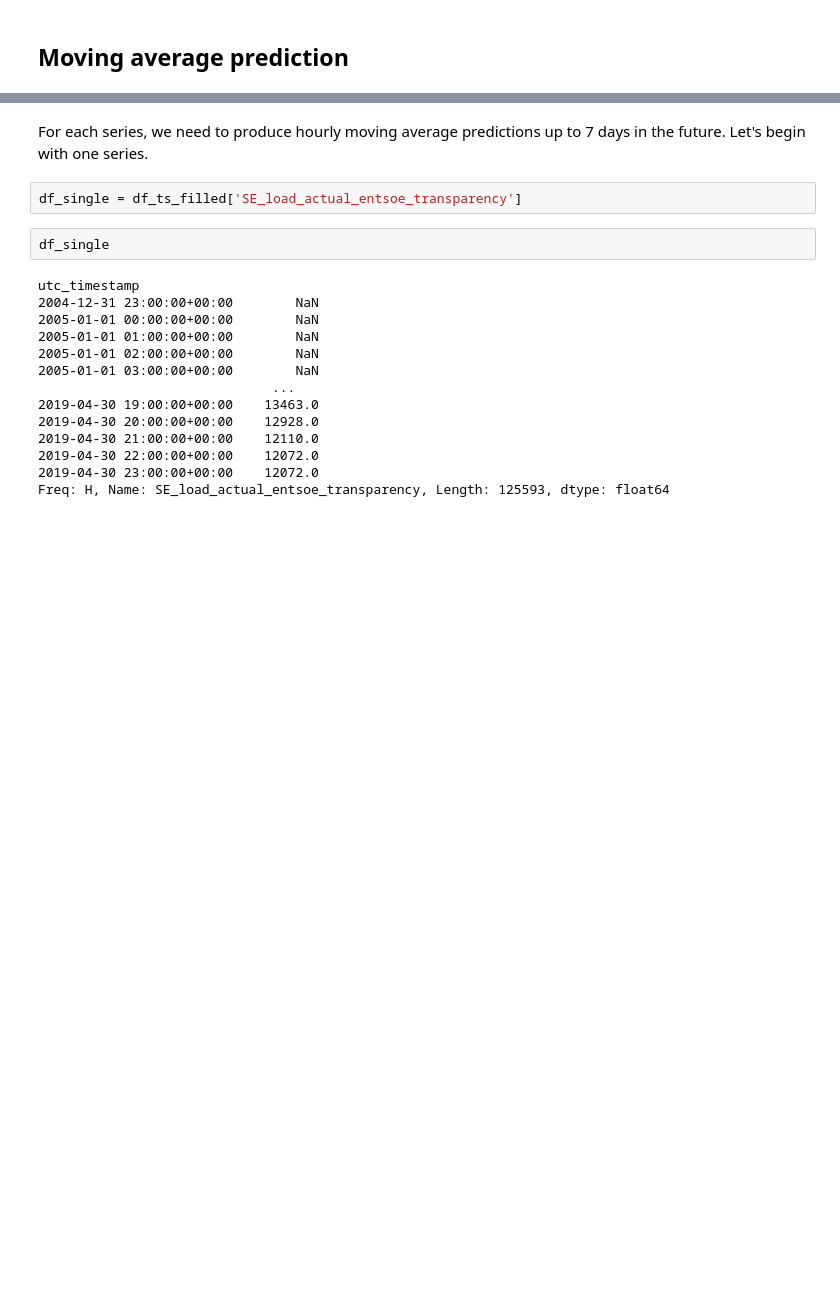
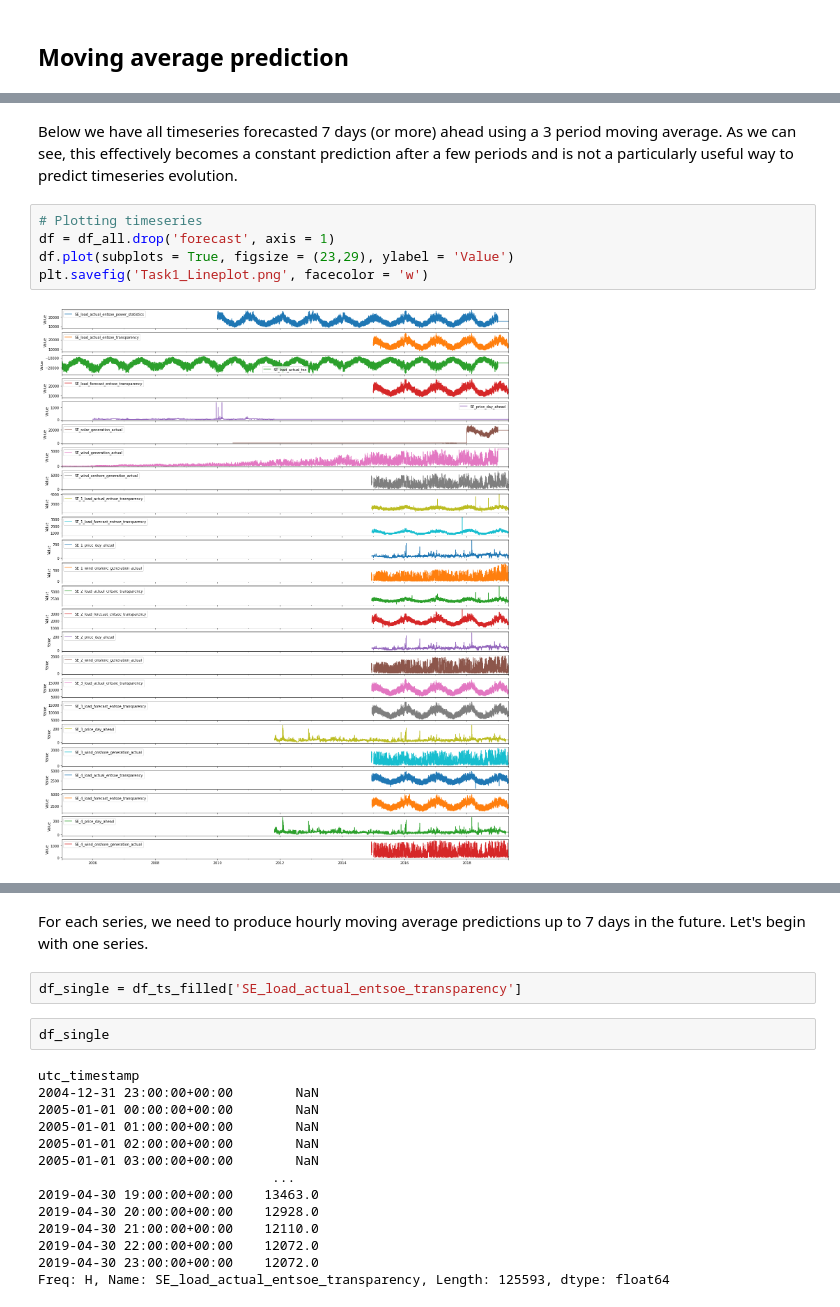
Before and after one commit to smacintyreR/sie-2021, a Jupyter notebook: siemens-ds-coding-test/SE - Task 1 - Code.ipynb, the cells around one changed output, grey strips where cells are left out. Saved outputs shown, nothing was run; the diff lists cells and outputs as text; blank space fills up the shorter version.

Commit message:
Task 1 complete

```diff
--- a/siemens-ds-coding-test/SE - Task 1 - Code.ipynb
+++ b/siemens-ds-coding-test/SE - Task 1 - Code.ipynb
@@ -233,0 +286,9 @@ plt.show()
+# %% [markdown]
+Below we have all timeseries forecasted 7 days (or more) ahead using a 3 period moving average. As we can see, this effectively becomes a constant prediction after a few periods and is not a particularly useful way to predict timeseries evolution.
+# %%
+# Plotting timeseries
+df = df_all.drop('forecast', axis = 1)
+df.plot(subplots = True, figsize = (23,29), ylabel = 'Value')
+plt.savefig('Task1_Lineplot.png', facecolor = 'w')
+# %% [output]
+[figure, added]
```
Also changed, not shown: parts of 26 cells of this notebook, 1 other file.
